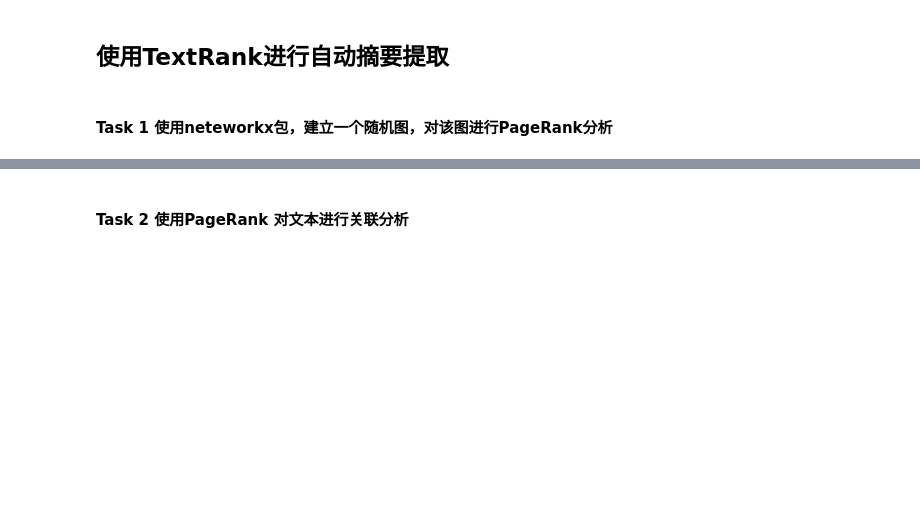
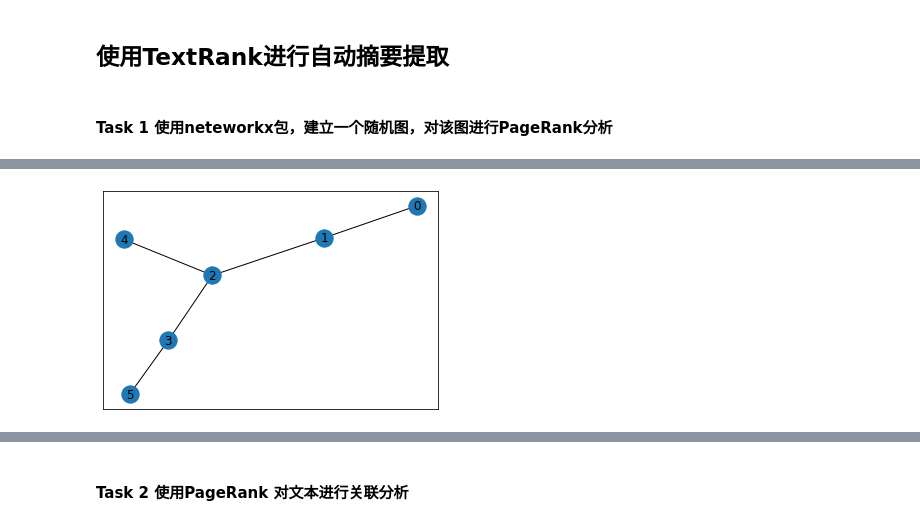
Before and after one commit to RyanPeking/Auto-Summarization, a Jupyter notebook: Project-02-AutoSummarizationTutorial.ipynb, the cells around one changed output, grey strips where cells are left out. Cells and saved outputs as stored; diff of their text form; code cells hidden in the pictures; blank space fills up the shorter version.

```diff
--- a/Project-02-AutoSummarizationTutorial.ipynb
+++ b/Project-02-AutoSummarizationTutorial.ipynb
@@ -113,0 +360,7 @@ news_content.head()
+# %%
+e = zip(range(2, 4), range(4, 6))
+G.add_edges_from(e)
+# %%
+nx.draw_networkx(G)
+# %% [output]
+[figure, added]
```
Also changed, not shown: parts of 49 cells of this notebook.
